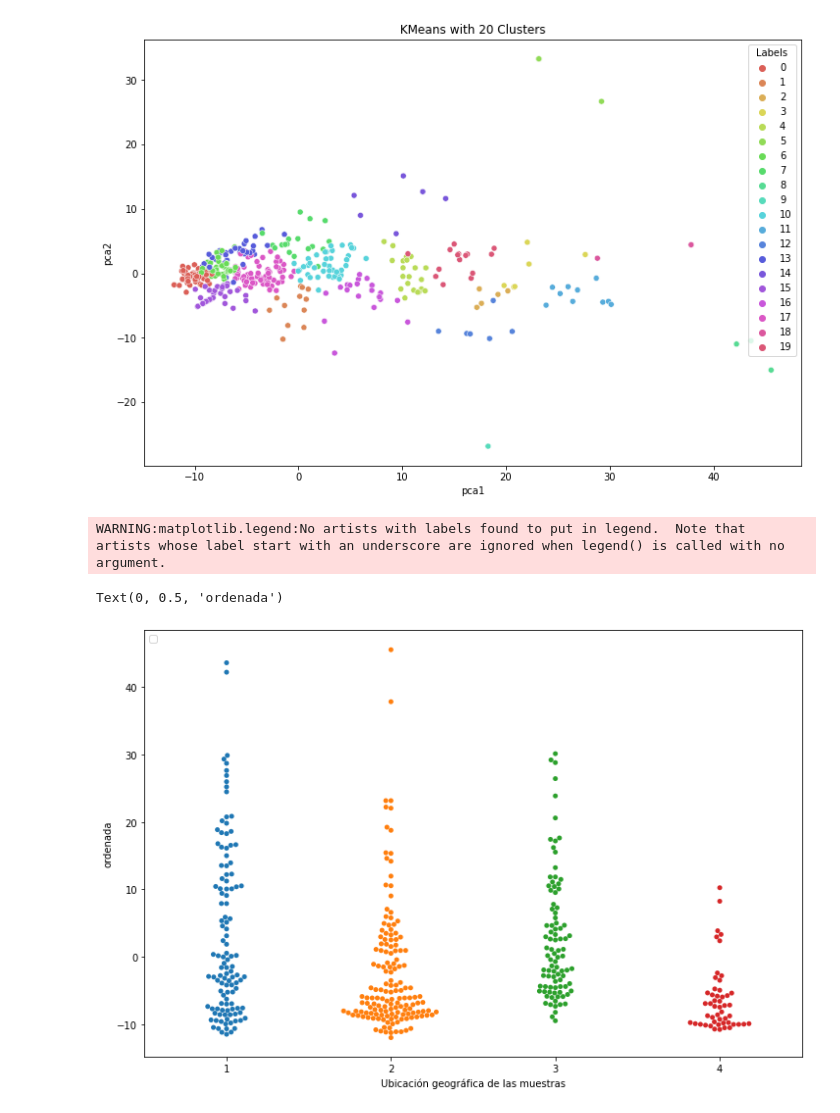
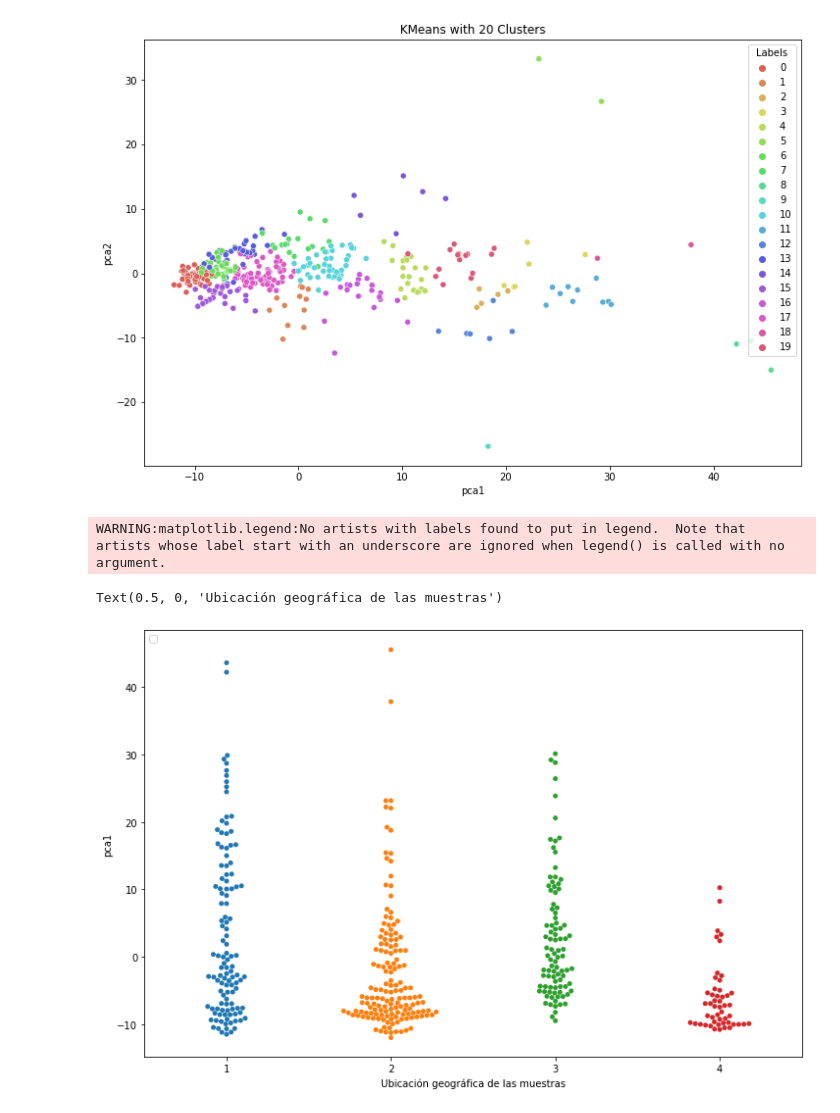
Before and after one commit to roxyconstantine-dev/Proyecto-Final-de-An-lisis-Datos, a Jupyter notebook: Borrador_Proyecto.ipynb, the cells around one changed output. Cells and saved outputs as stored; diff of their text form; code cells hidden in the pictures.

```diff
--- a/Borrador_Proyecto.ipynb
+++ b/Borrador_Proyecto.ipynb
@@ -332,10 +332,9 @@ plt.show()
 # %%
 plt.figure(figsize=(12, 8))
 sns.swarmplot(data=pca_db, x="class", y="pca1")
 plt.legend(loc="upper left")
 plt.xlabel("Ubicación geográfica de las muestras")
-plt.ylabel("ordenada")
 # %% [output]
 WARNING:matplotlib.legend:No artists with labels found to put in legend.  Note that artists whose label start with an underscore are ignored when legend() is called with no argument.
-Text(0, 0.5, 'ordenada')
+Text(0.5, 0, 'Ubicación geográfica de las muestras')
-[figure, old version]
+[figure, new version]
```
